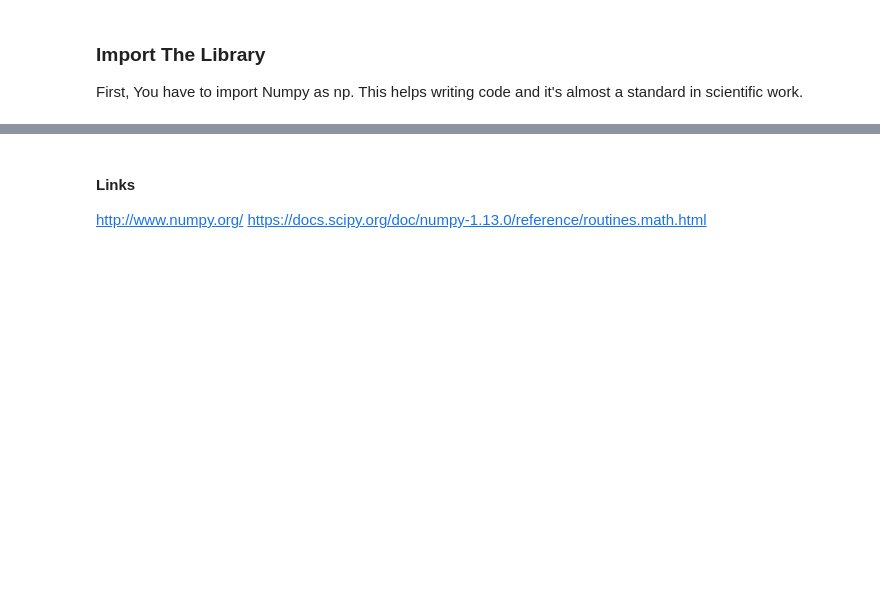
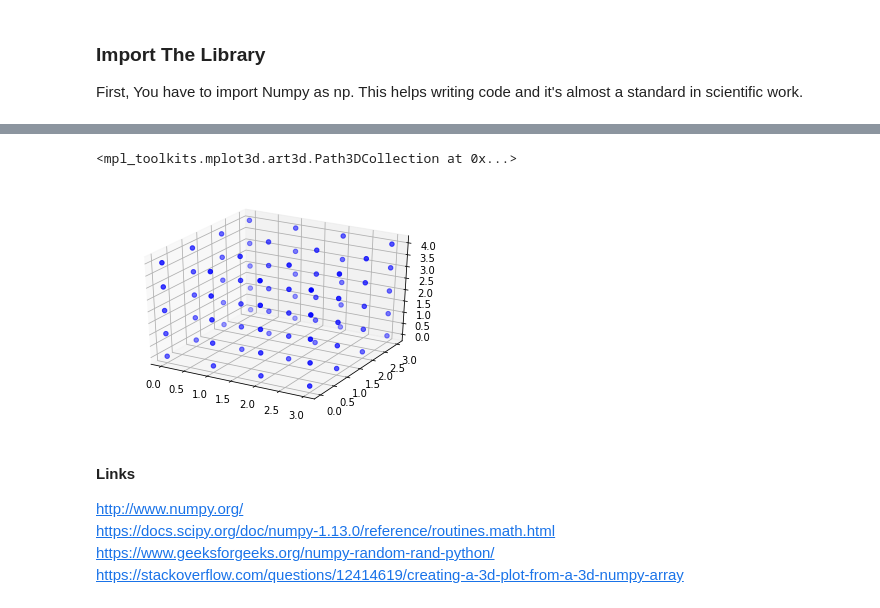
Before and after one commit to nakster/EmergingTechAssessment, a Jupyter notebook: Excerise 1/NumpyRandomNotebook.ipynb, the cells around one changed output, grey strips where cells are left out. Cells and saved outputs as stored; diff of their text form; code cells hidden in the pictures; blank space fills up the shorter version.

```diff
--- a/Excerise 1/NumpyRandomNotebook.ipynb
+++ b/Excerise 1/NumpyRandomNotebook.ipynb
@@ -69,0 +60,3 @@ arr.size * arr.itemsize # Gets the value in bytes
+# %%
+a = np.random.rand(5,4,4) #3D Array filled with random values
+a
@@ -70,4 +81,16 @@ arr.size * arr.itemsize # Gets the value in bytes
+# %%
+# Displaying the 3d array of random values
+a.nonzero()
+z,x,y = a.nonzero()
+fig = plt.figure()
+ax = fig.add_subplot(111, projection='3d')
+ax.scatter(x, y, z, c= 'blue')
+# %% [output]
+<mpl_toolkits.mplot3d.art3d.Path3DCollection at 0x...>
+[figure, added]
 # %% [markdown]
 #### Links
-http://www.numpy.org/
-https://docs.scipy.org/doc/numpy-1.13.0/reference/routines.math.html
+http://www.numpy.org/ <br/>
+https://docs.scipy.org/doc/numpy-1.13.0/reference/routines.math.html <br/>
+https://www.geeksforgeeks.org/numpy-random-rand-python/ <br/>
+https://stackoverflow.com/questions/12414619/creating-a-3d-plot-from-a-3d-numpy-array <br/>
```
Also changed, not shown: parts of 20 cells of this notebook.
